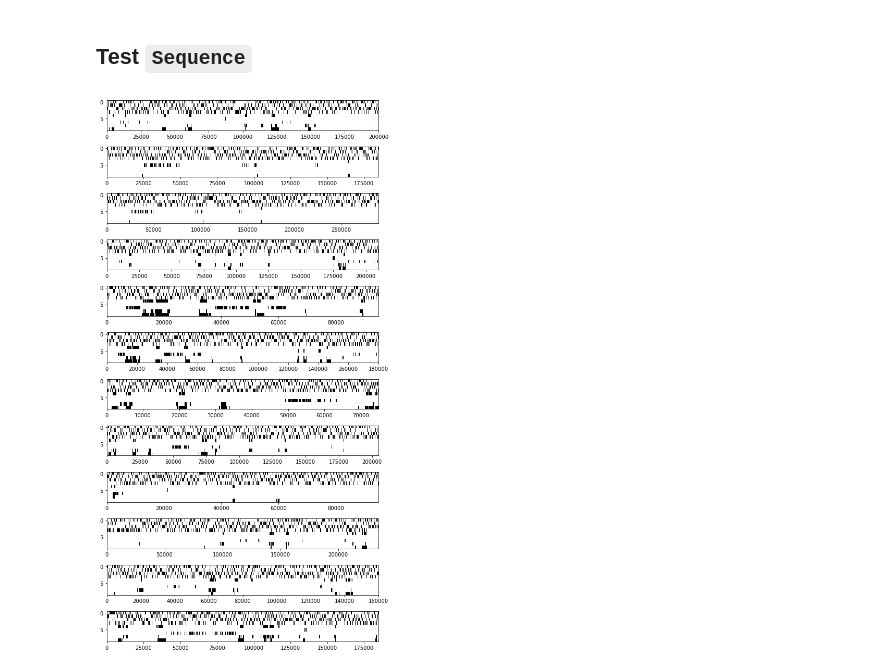
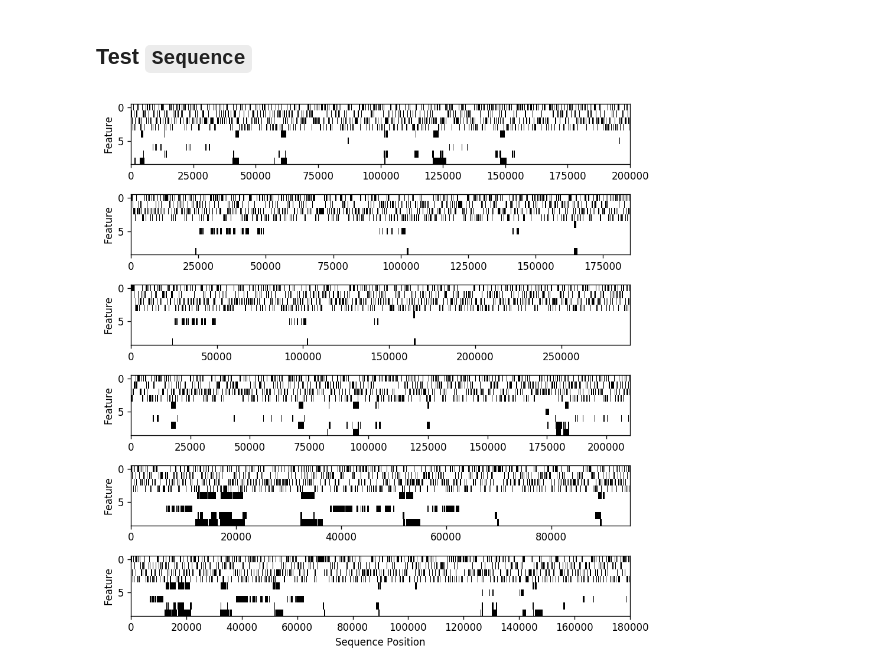
Before and after one commit to venkatesh-sivaraman/hicmotif, a Jupyter notebook: notebooks/test_models.ipynb, the cells around one changed output. Cells and saved outputs as stored; diff of their text form; code cells hidden in the pictures.

```diff
--- a/notebooks/test_models.ipynb
+++ b/notebooks/test_models.ipynb
@@ -31,7 +34,7 @@ for i, matrix in enumerate(matrices):
     interpolated = np.zeros(((r[1] - r[0]) // resolution, (r[1] - r[0]) // resolution))
     for x in range(interpolated.shape[0]):
         for y in range(interpolated.shape[1]):
-            interpolated[x,y] = matrix.value_at(x * resolution + r[0], y * resolution + r[0])
+            interpolated[x,y] = matrix.raw_value_at(x * resolution + r[0], y * resolution + r[0])
 
     plt.imshow(np.log(1 + interpolated))
     plt.colorbar()
@@ -111,13 +187,15 @@ for i, record in enumerate(seq_records):
     if i == 12:
         break
 # %%
-plt.figure(figsize=(8, 15))
-for i in range(12):
-    plt.subplot(12, 1, i + 1)
+plt.figure(figsize=(8, 8), dpi=120)
+for i in range(6):
+    plt.subplot(6, 1, i + 1)
     mat = histone_mods[i].to_array() # Produces numpy arrays where each column is a feature vector
     plt.imshow(mat, cmap='Greys', aspect='auto')
+    plt.ylabel("Feature")
 
+plt.xlabel("Sequence Position")
 plt.tight_layout()
 plt.show()
 # %% [output]
-[figure, old version]
+[figure, new version]
```
Also changed, not shown: parts of 7 cells of this notebook, 1 other file.
